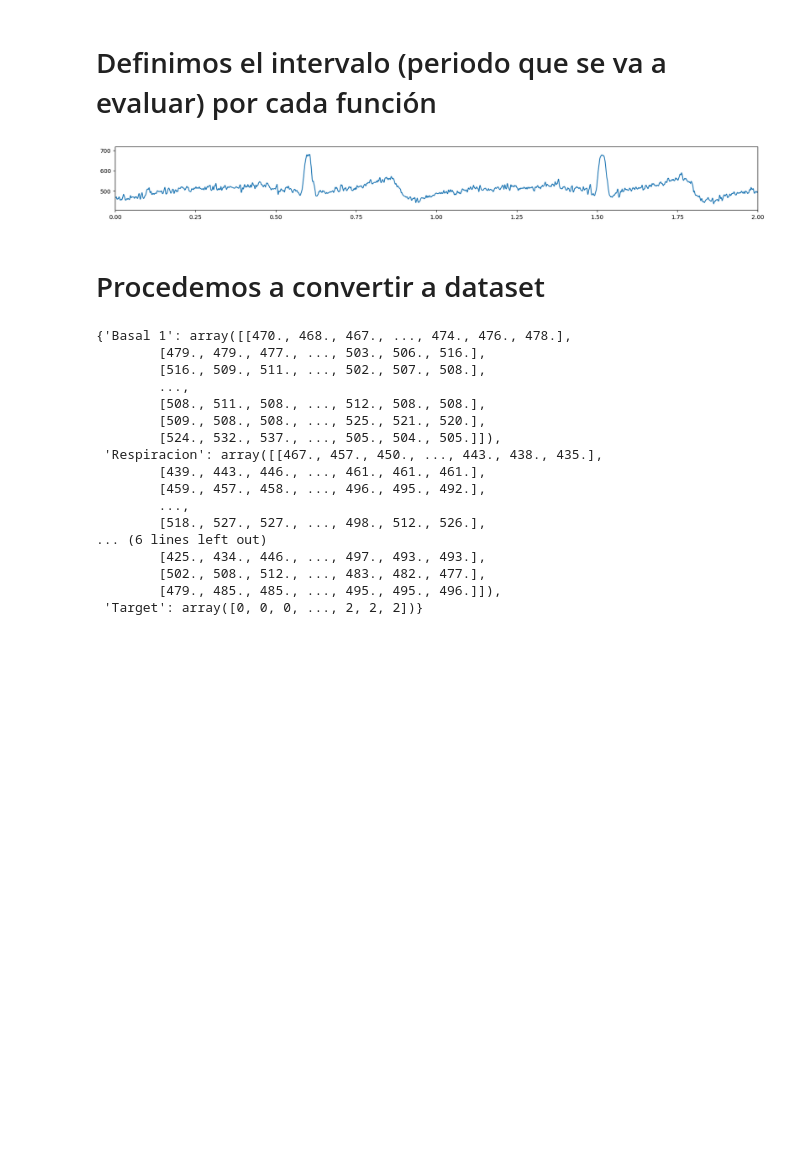
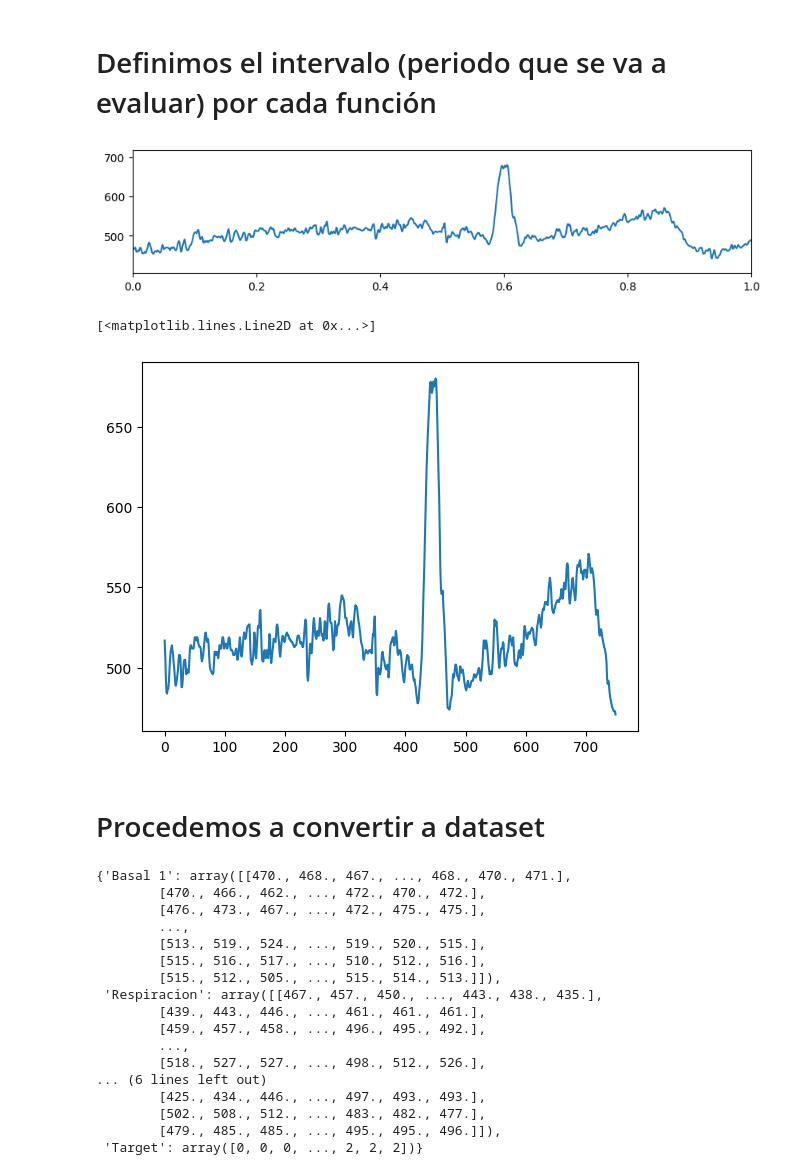
Before and after one commit to Grupo2-IntroduccionSenalesMedicas/S_biomedica, a Jupyter notebook: ISB/Laboratorios/Programación/Datasets/ToDataset.ipynb, the cells around one changed output. Saved outputs shown, nothing was run; the diff lists cells and outputs as text; code cells hidden in the pictures; blank space fills up the shorter version.

```diff
--- a/ISB/Laboratorios/Programación/Datasets/ToDataset.ipynb
+++ b/ISB/Laboratorios/Programación/Datasets/ToDataset.ipynb
@@ -34,27 +34,30 @@ def ToDataset(lista,intervalo,delimit,Fs):
 # %%
 Fs = 1000 #Frecuencia de muestreo del dispositivo de adquisición
 Ts = 1/Fs
 
 # ['Basal 1', 'Respiracion', 'Post-ejercicio']
 sensor = np.genfromtxt("Basal 1.txt", delimiter="\t")
 sensor = sensor[:,-2]
 t = np.arange(0,sensor.shape[0]) * Ts
-plt.figure(figsize = (20,2))
+plt.figure(figsize = (10,2))
 plt.plot(t,sensor)
-plt.xlim(0,2) # Aqui se tiene que variar para definir un intervalo
+plt.xlim(0,1)
+#plt.xlim(0.941,1.836) # Aqui se tiene que variar para definir un intervalo
 plt.show()
 # %% [output]
-[figure, old version]
+[figure, new version]
+[<matplotlib.lines.Line2D at 0x...>]
+[figure, added]
 # %% [markdown]
 # Procedemos a convertir a dataset
 # %%
 # Aqui se establecen los nombres de los archivos a evaluar
 lista = ['Basal 1', 'Respiracion', 'Post-ejercicio']
 # Aqui se establecen, EN EL MISMO ORDEN QUE LOS ARCHIVOS, los intervalos definidos previamente
-intervalo = [1,0.87,0.46]
+intervalo = [0.909,0.87,0.46]
 # Aqui se establecen las delimitaciones como tuplas (inicio, fin) en segundos; de donde a donde se debe evaluar la señal.
 # Tener en cuenta que la longitud del area delimitada debe ser un multiplo del intervalo elegido.
-delimit = [(0,35),(0.48,30.93),(10,42.2)]
+delimit = [(0,31.815),(0.48,30.93),(10,42.2)]
 # Frecuencia de muestreo del dispositivo de adquisición
 Fs = 1000
 # La función ToDataset() recibe la lista de nombres de los archivos a evaluar, la lista de intervalos por cada archivo, la lista de los limites de cada archivo
@@ -62,13 +65,13 @@ Fs = 1000
 dataset = ToDataset(lista,intervalo,delimit,Fs)
 dataset
 # %% [output]
-{'Basal 1': array([[470., 468., 467., ..., 474., 476., 478.],
-        [479., 479., 477., ..., 503., 506., 516.],
-        [516., 509., 511., ..., 502., 507., 508.],
+{'Basal 1': array([[470., 468., 467., ..., 468., 470., 471.],
+        [470., 466., 462., ..., 472., 470., 472.],
+        [476., 473., 467., ..., 472., 475., 475.],
         ...,
-        [508., 511., 508., ..., 512., 508., 508.],
-        [509., 508., 508., ..., 525., 521., 520.],
-        [524., 532., 537., ..., 505., 504., 505.]]),
+        [513., 519., 524., ..., 519., 520., 515.],
+        [515., 516., 517., ..., 510., 512., 516.],
+        [515., 512., 505., ..., 515., 514., 513.]]),
  'Respiracion': array([[467., 457., 450., ..., 443., 438., 435.],
         [439., 443., 446., ..., 461., 461., 461.],
         [459., 457., 458., ..., 496., 495., 492.],
```
Also changed, not shown: parts of 3 cells of this notebook, 4 other files.
